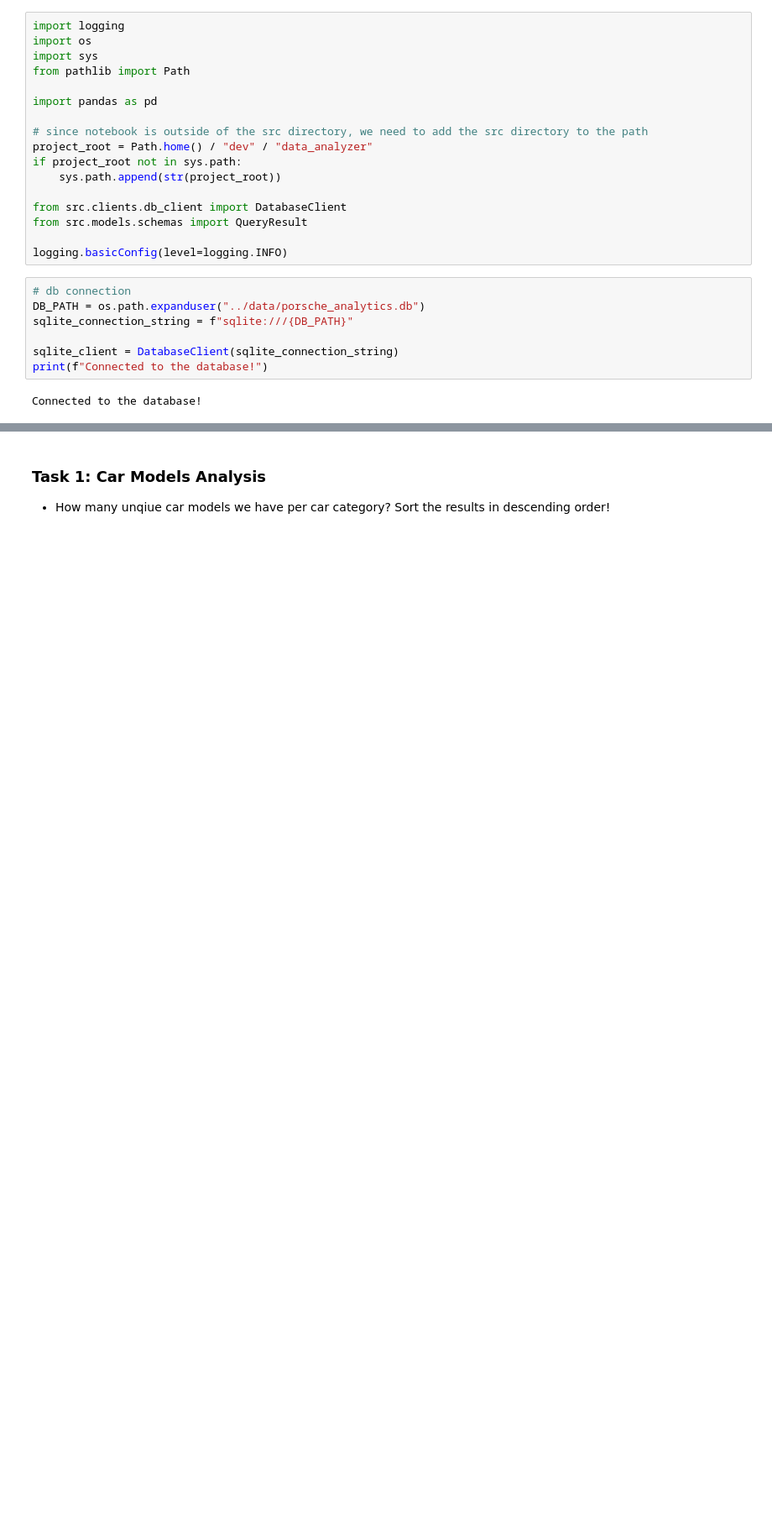
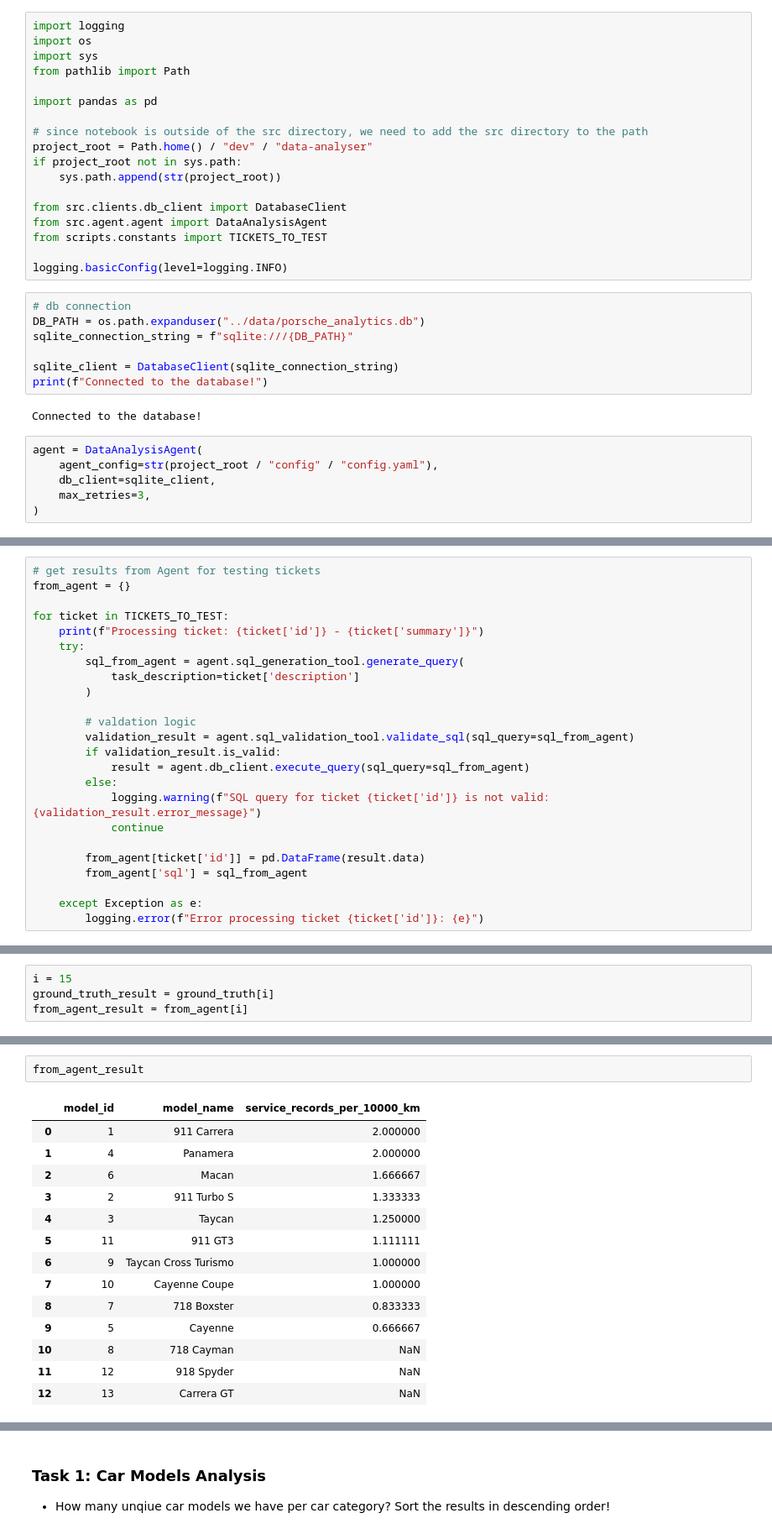
Before and after one commit to Raskoshinskii/data-analyser, a Jupyter notebook: notebooks/jira_tickets_solution.ipynb, the cells around one changed output, grey strips where cells are left out. Shown: that part at 84% size. Cells and saved outputs as stored; diff of their text form; blank space fills up the shorter version.

Commit message:
validation logic

```diff
--- a/notebooks/jira_tickets_solution.ipynb
+++ b/notebooks/jira_tickets_solution.ipynb
@@ -10,12 +10,13 @@ from pathlib import Path
 import pandas as pd
 
 # since notebook is outside of the src directory, we need to add the src directory to the path
-project_root = Path.home() / "dev" / "data_analyzer"
+project_root = Path.home() / "dev" / "data-analyser"
 if project_root not in sys.path:
     sys.path.append(str(project_root))
 
 from src.clients.db_client import DatabaseClient
-from src.models.schemas import QueryResult
+from src.agent.agent import DataAnalysisAgent
+from scripts.constants import TICKETS_TO_TEST
 
 logging.basicConfig(level=logging.INFO)
 # %%
@@ -27,3 +28,9 @@ sqlite_client = DatabaseClient(sqlite_connection_string)
 print(f"Connected to the database!")
 # %% [output]
 Connected to the database!
+# %%
+agent = DataAnalysisAgent(
+    agent_config=str(project_root / "config" / "config.yaml"),
+    db_client=sqlite_client,
+    max_retries=3,
+)
@@ -29,0 +98,24 @@ Connected to the database!
+# %%
+# get results from Agent for testing tickets
+from_agent = {}
+
+for ticket in TICKETS_TO_TEST:
+    print(f"Processing ticket: {ticket['id']} - {ticket['summary']}")
+    try:
+        sql_from_agent = agent.sql_generation_tool.generate_query(
+            task_description=ticket['description']
+        )
+
+        # valdation logic
+        validation_result = agent.sql_validation_tool.validate_sql(sql_query=sql_from_agent)
+        if validation_result.is_valid:
+            result = agent.db_client.execute_query(sql_query=sql_from_agent)
+        else:
+            logging.warning(f"SQL query for ticket {ticket['id']} is not valid: {validation_result.error_message}")
+            continue
+
+        from_agent[ticket['id']] = pd.DataFrame(result.data)
+        from_agent['sql'] = sql_from_agent
+
+    except Exception as e:
+        logging.error(f"Error processing ticket {ticket['id']}: {e}")
@@ -29,0 +179,4 @@ Connected to the database!
+# %%
+i = 15
+ground_truth_result = ground_truth[i]
+from_agent_result = from_agent[i]
@@ -29,0 +201,17 @@ Connected to the database!
+# %%
+from_agent_result
+# %% [output]
+|  | model_id | model_name | service_records_per_10000_km |
+| 0 | 1 | 911 Carrera | 2.000000 |
+| 1 | 4 | Panamera | 2.000000 |
+| 2 | 6 | Macan | 1.666667 |
+| 3 | 2 | 911 Turbo S | 1.333333 |
+| 4 | 3 | Taycan | 1.250000 |
+| 5 | 11 | 911 GT3 | 1.111111 |
+| 6 | 9 | Taycan Cross Turismo | 1.000000 |
+| 7 | 10 | Cayenne Coupe | 1.000000 |
+| 8 | 7 | 718 Boxster | 0.833333 |
+| 9 | 5 | Cayenne | 0.666667 |
+| 10 | 8 | 718 Cayman | NaN |
+| 11 | 12 | 918 Spyder | NaN |
+| 12 | 13 | Carrera GT | NaN |
```
Also changed, not shown: parts of 42 cells of this notebook, 7 other files.
